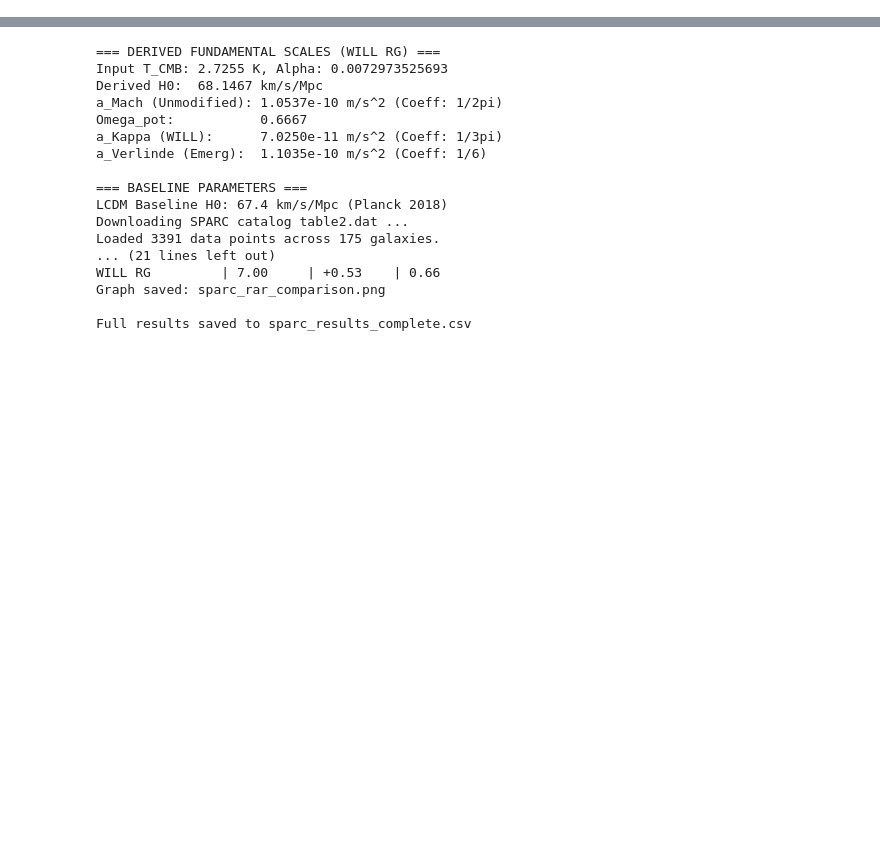
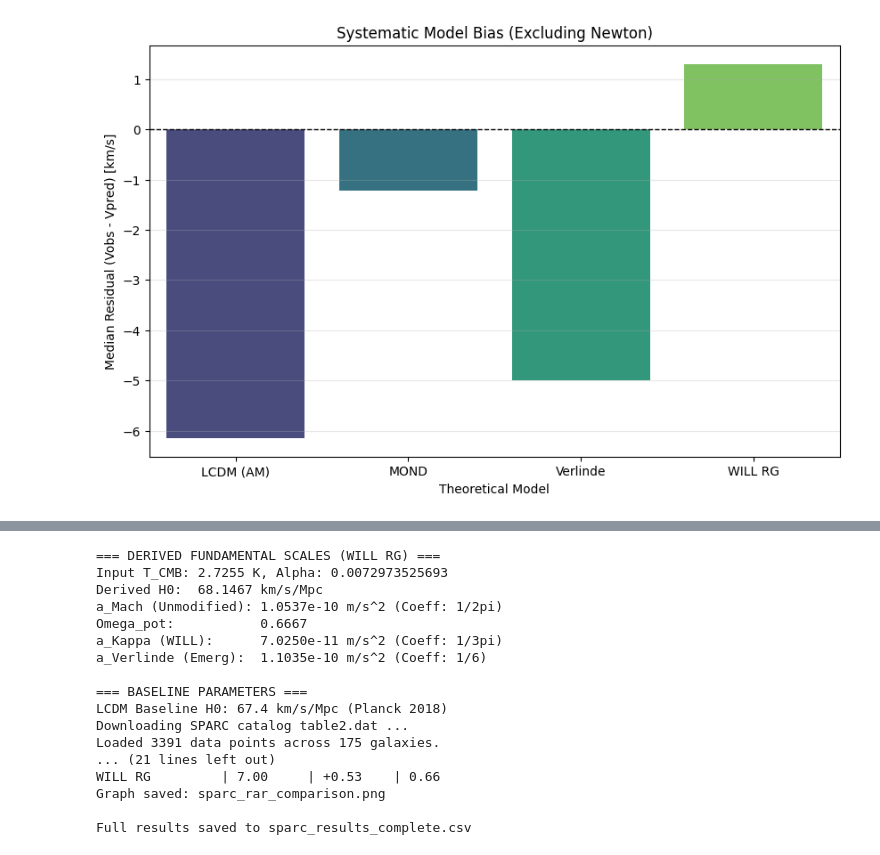
Before and after one commit to AntonRize/WILL, a Jupyter notebook: Colab_Notebooks/Galactic_Rotation_Protocol_Independent_SPARC.ipynb, the cells around one changed output, grey strips where cells are left out. Cells and saved outputs as stored; diff of their text form; code cells hidden in the pictures; blank space fills up the shorter version.

```diff
--- a/Colab_Notebooks/Galactic_Rotation_Protocol_Independent_SPARC.ipynb
+++ b/Colab_Notebooks/Galactic_Rotation_Protocol_Independent_SPARC.ipynb
@@ -0,0 +587,24 @@
+# %%
+import matplotlib.pyplot as plt
+import seaborn as sns
+import pandas as pd
+
+# Prepare the data excluding Newton
+bias_data = pd.DataFrame([
+    {'Model': 'LCDM (AM)', 'Bias': (df_results['Vobs'] - df_results['V_LCDM_(AM)']).median()},
+    {'Model': 'MOND', 'Bias': (df_results['Vobs'] - df_results['V_MOND_(Std)']).median()},
+    {'Model': 'Verlinde', 'Bias': (df_results['Vobs'] - df_results['V_Verlinde']).median()},
+    {'Model': 'WILL RG', 'Bias': (df_results['Vobs'] - df_results['V_WILL_RG']).median()}
+])
+
+plt.figure(figsize=(10, 6))
+sns.barplot(x='Model', y='Bias', data=bias_data, hue='Model', palette='viridis', legend=False)
+
+plt.axhline(0, color='black', linestyle='--', linewidth=1)
+plt.title('Systematic Model Bias (Excluding Newton)')
+plt.ylabel('Median Residual (Vobs - Vpred) [km/s]')
+plt.xlabel('Theoretical Model')
+plt.grid(axis='y', alpha=0.3)
+plt.show()
+# %% [output]
+[figure, added]
```
Also changed, not shown: parts of 15 cells of this notebook.
